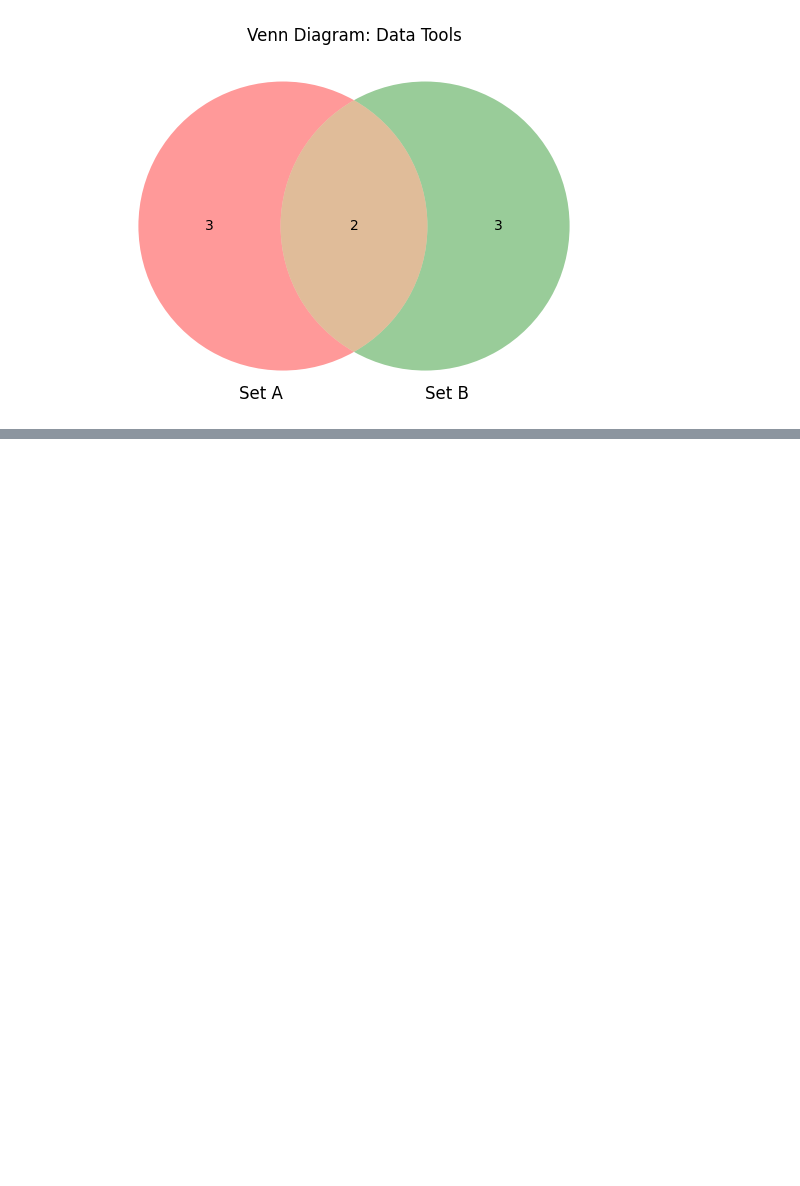
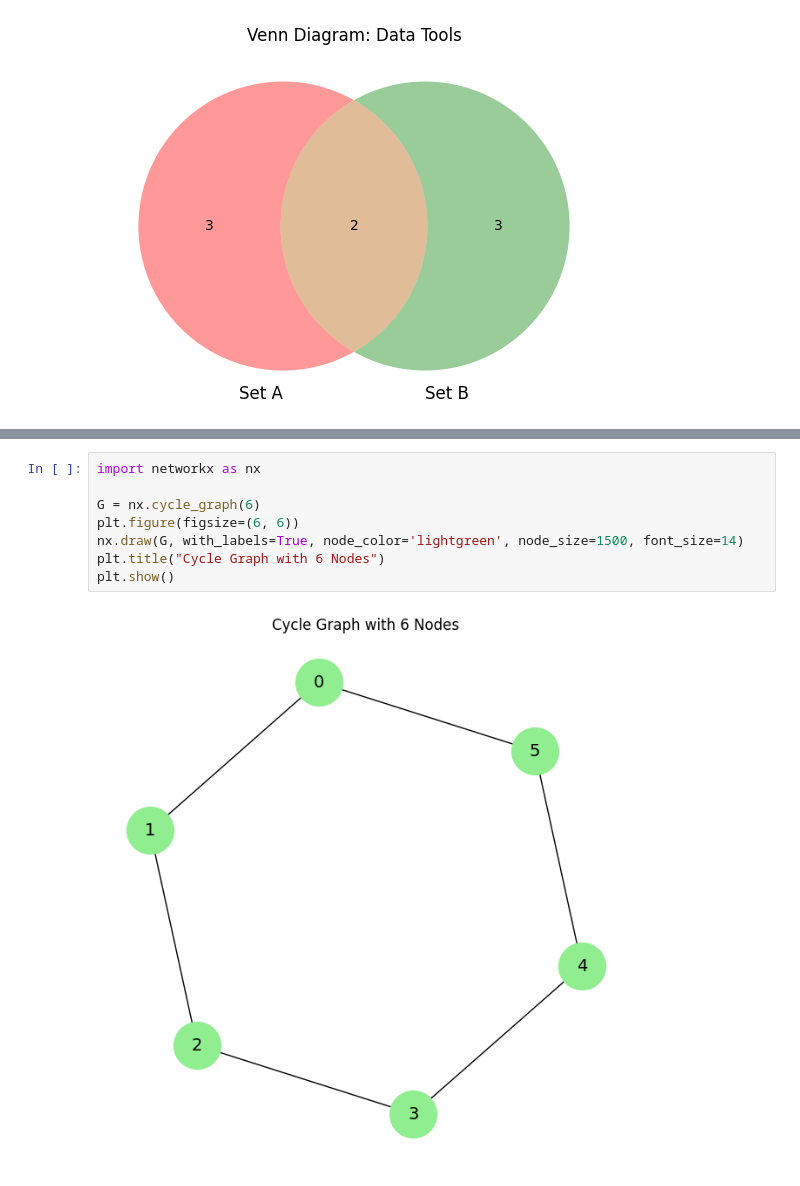
Before and after one commit to rmd360/machinelearningproject, a Jupyter notebook: Maths.ipynb, the cells around one changed output, grey strips where cells are left out. Cells and saved outputs as stored; diff of their text form; blank space fills up the shorter version.

```diff
--- a/Maths.ipynb
+++ b/Maths.ipynb
@@ -730,0 +751,10 @@ plt.show()
+# %%
+import networkx as nx
+
+G = nx.cycle_graph(6)
+plt.figure(figsize=(6, 6))
+nx.draw(G, with_labels=True, node_color='lightgreen', node_size=1500, font_size=14)
+plt.title("Cycle Graph with 6 Nodes")
+plt.show()
+# %% [output]
+[figure, added]
```
Also changed, not shown: parts of 3 cells of this notebook.
